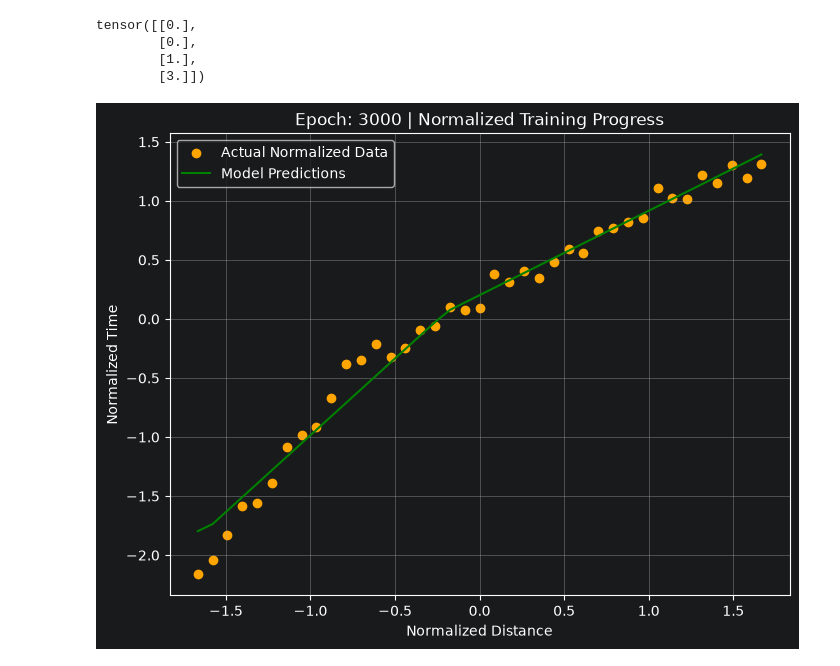
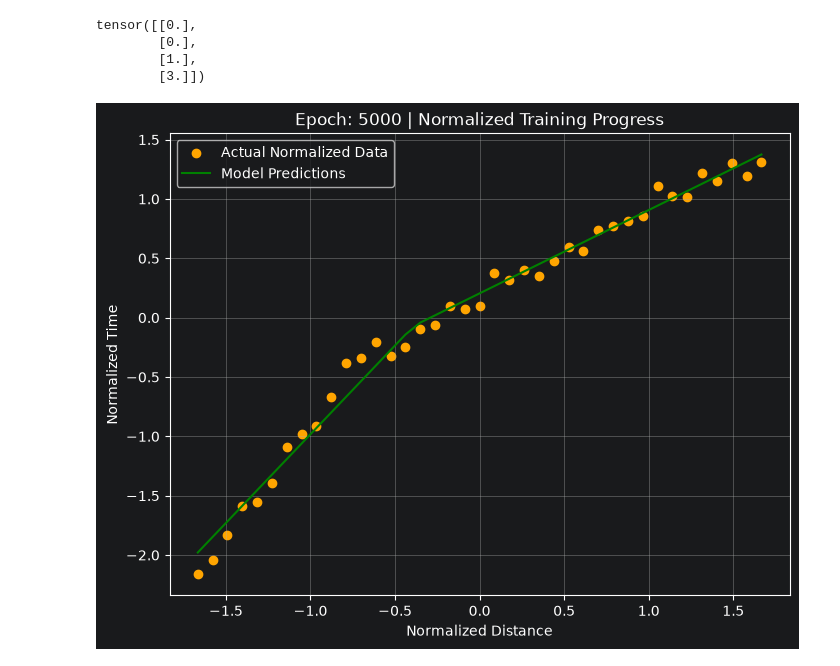
Before and after one commit to thtomid/ML-AI-Engineering, a Jupyter notebook: 13 - Implement a Non-Linear Neural Network in Py Torch.ipynb, the cells around one changed output. Cells and saved outputs as stored; diff of their text form; code cells hidden in the pictures.

```diff
--- a/13 - Implement a Non-Linear Neural Network in Py Torch.ipynb
+++ b/13 - Implement a Non-Linear Neural Network in Py Torch.ipynb
@@ -142,26 +142,26 @@ loss_function = nn.MSELoss()
 optimizer = optim.SGD(model.parameters(), lr=0.01)
 # %%
 torch.manual_seed(42)
-num_epochs = 3000
+num_epochs = 5000
 train_losses = []
 
 for epoch in range(num_epochs):
     optimizer.zero_grad()
     outputs = model(distances_norm)
     loss = loss_function(outputs, times_norm)
     loss.backward()
     optimizer.step()
     train_losses.append(loss.item())
 
     if (epoch + 1) % 50 == 0:
         helper_utils.plot_training_progress(
             epoch,
             model,
             distances_norm,
             times_norm,
         )
     print("Training Complete")
     print("Final Loss: ", loss.item())
 # %% [output]
-[figure, old version]
+[figure, new version]
 Training Complete
```
Also changed, not shown: parts of 1 cell of this notebook.
